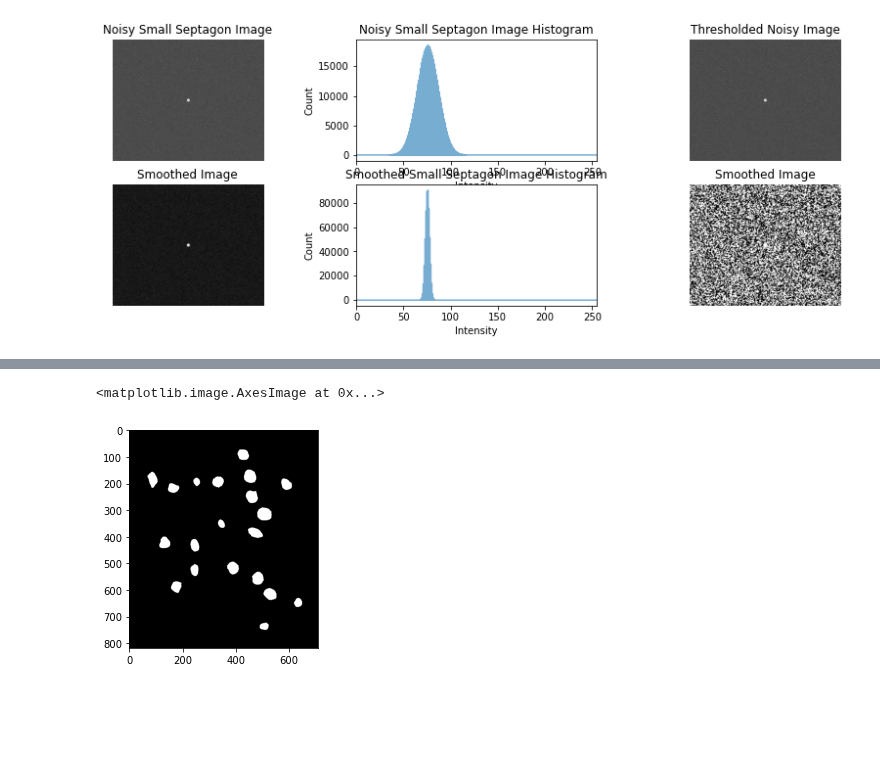
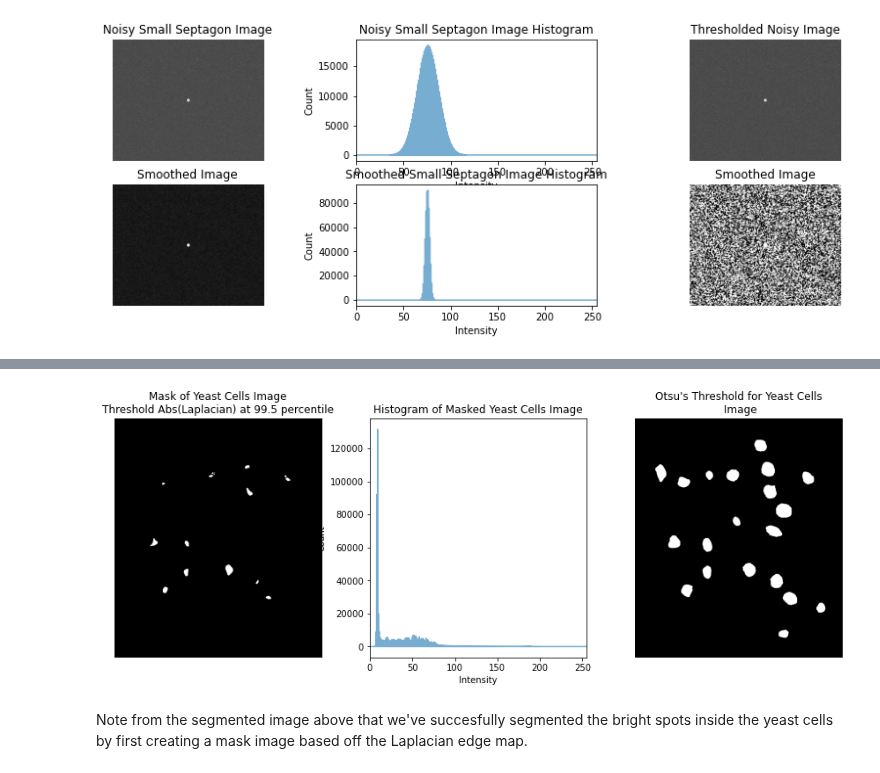
Before and after one commit to ecolon08/Digital-Image-Processing, a Jupyter notebook: Image_Segmentation/ec_dip_img_segm_01.ipynb, the cells around one changed output, grey strips where cells are left out. Cells and saved outputs as stored; diff of their text form; code cells hidden in the pictures; blank space fills up the shorter version.

```diff
--- a/Image_Segmentation/ec_dip_img_segm_01.ipynb
+++ b/Image_Segmentation/ec_dip_img_segm_01.ipynb
@@ -1569,9 +1606,6 @@ Let's use edge information to tackle this problem
 # %%
-img_yeast = io.imread('./images/yeast_USC.tif')
-
 # Compute an edge image as the absolute value of the Laplacian
 img_yeast_lapl = np.abs(img_yeast)
-#img_small_sep_lapl = edge_sobel(img_small_sep_noisy)
 
 # specify a threshold - we'll use a percentile of the image
 pct_thresh = np.percentile(img_yeast_lapl, 99.5)
@@ -1580,8 +1614,10 @@ pct_thresh = np.percentile(img_yeast_lapl, 99.5)
 img_yeast_mask = np.where(img_yeast > pct_thresh, 1, 0).astype(np.uint8)
 
 # Apply the mask to the input image
-#masked_sep_small = skimage.img_as_ubyte(img_small_sep_mask * img_small_sep_noisy)
 masked_yeast = skimage.img_as_ubyte(img_yeast_mask * img_yeast)
+
+# compute the new histogram
+yeast_mask_hist, yeast_mask_bins = np.histogram(img_yeast, bins=bins_to_use)
 
 # Segment the image using Otsu's method
 yeast_thresh, _ = my_otsu_threshold(masked_yeast)
@@ -1606,5 +1626,24 @@ plt.plot(bins[:-1], hist)
-# %%
-plt.imshow(img_yeast_otsu, cmap='gray')
-# %% [output]
-<matplotlib.image.AxesImage at 0x...>
-[figure, removed]
+# %%
+# display the results
+
+fig_yeast_2, ax_yeast_2 = plt.subplots(1, 3, figsize=(15, 5))
+ax_yeast_2 = ax_yeast_2.ravel()
+
+ax_yeast_2[0].imshow(img_yeast_mask, cmap='gray')
+ax_yeast_2[0].set_title("Mask of Yeast Cells Image\nThreshold Abs(Laplacian) at 99.5 percentile")
+ax_yeast_2[0].axis('off')
+
+ax_yeast_2[1].plot(yeast_mask_bins[:-1], yeast_mask_hist, alpha=0.6)
+ax_yeast_2[1].set_xlim([0, 255])
+ax_yeast_2[1].set_title("Histogram of Masked Yeast Cells Image")
+ax_yeast_2[1].set_xlabel("Intensity")
+ax_yeast_2[1].set_ylabel("Count")
+
+ax_yeast_2[2].imshow(img_yeast_otsu, cmap='gray')
+ax_yeast_2[2].set_title("Otsu's Threshold for Yeast Cells\n Image")
+ax_yeast_2[2].axis('off');
+# %% [output]
+[figure, added]
+# %% [markdown]
+Note from the segmented image above that we've succesfully segmented the bright spots inside the yeast cells by first
+creating a mask image based off the Laplacian edge map.
```
Also changed, not shown: parts of 8 cells of this notebook.
